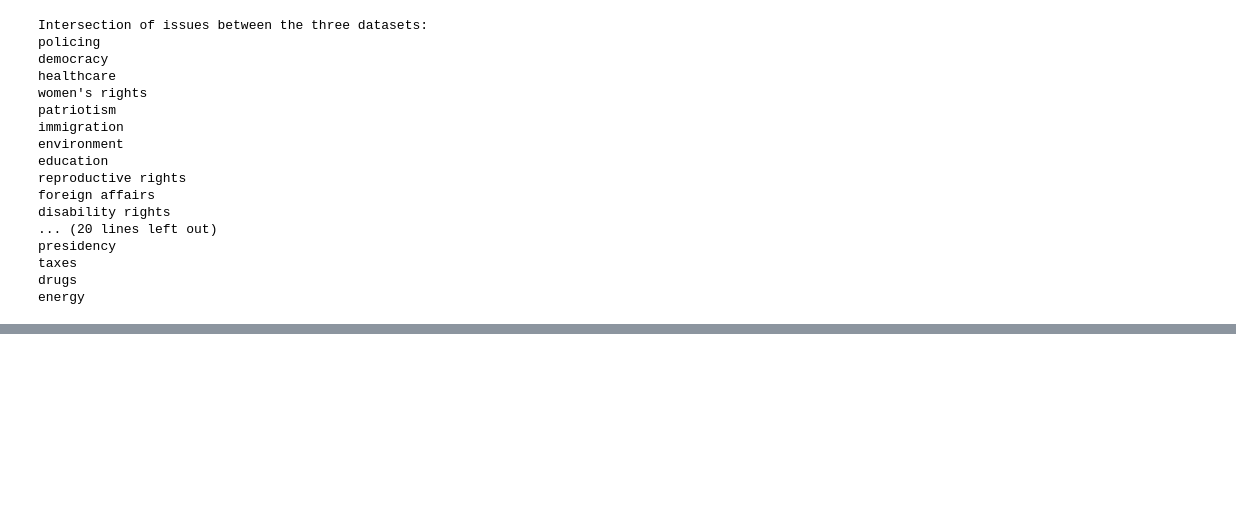
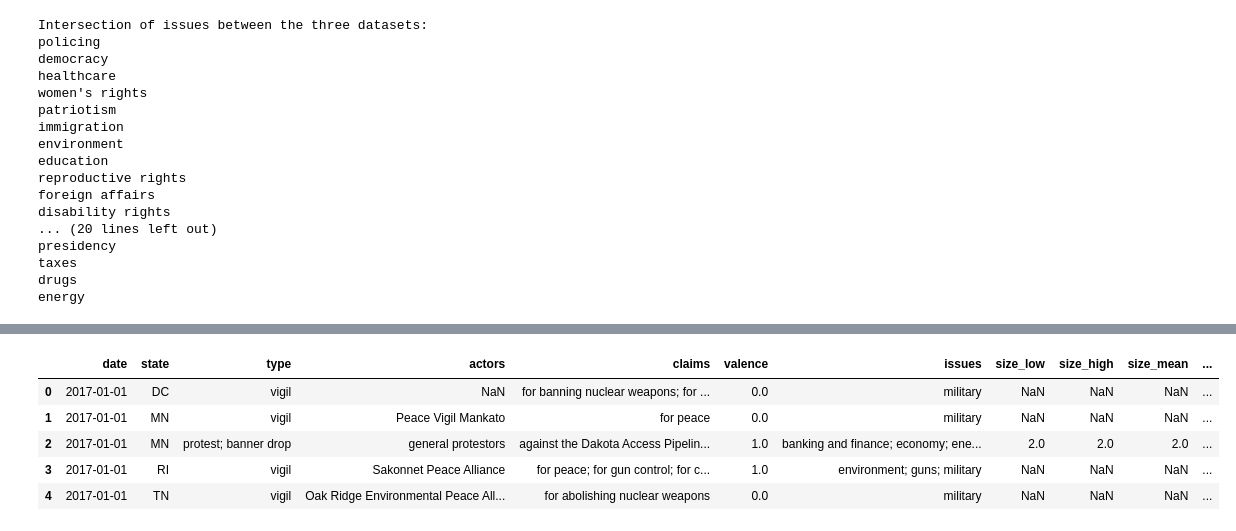
Before and after one commit to pablo-fdz/F-N_hw1, a Jupyter notebook: eda_and_merging_data.ipynb, the cells around one changed output, grey strips where cells are left out. Drawn from its saved outputs; the diff is of its cells as text; code cells hidden in the pictures; blank space fills up the shorter version.

```diff
--- a/eda_and_merging_data.ipynb
+++ b/eda_and_merging_data.ipynb
@@ -289,0 +306,29 @@ Topics:
+# %%
+# Select the relevant columns from all dataframes
+
+df1_sel = df1[['date', 'state', 'type', 'actors', 'claims', 'valence', 'issues',
+               'size_low', 'size_high', 'size_mean', 'arrests_any', 'injuries_crowd_any',
+               'injuries_police_any', 'property_damage_any', 'notes']]
+
+df2_sel = df2[['date', 'state', 'type', 'organizations', 'participants', 'claims_summary',
+               'title', 'valence', 'issue_tags', 'size_low', 'size_high', 'size_mean',
+               'arrests_any', 'injuries_crowd_any', 'injuries_police_any', 'property_damage_any',
+               'notes']]
+
+df3_sel = df3[['date', 'state', 'event_type', 'organizations', 'participants', 'claims_summary',
+               'title', 'valence', 'issues', 'size_low', 'size_high', 'size_mean',
+               'arrests_any', 'participant_casualties_any', 'police_casualties_any', 'property_damage_any',
+               'notes']]
+
+# Rename the columns (for those with similar content) to have consistent names
+# across all dataframes
+
+df2_sel = df2_sel.rename(columns={
+    'issue_tags': 'issues'
+})
+
+df3_sel = df3_sel.rename(columns={
+    'event_type': 'type',
+    'participant_casualties_any': 'injuries_crowd_any',
+    'police_casualties_any': 'injuries_police_any'
+})
@@ -289,0 +407,9 @@ Topics:
+# %%
+df1_sel.head()
+# %% [output]
+|  | date | state | type | actors | claims | valence | issues | size_low | size_high | size_mean | ... |
+| 0 | 2017-01-01 | DC | vigil | NaN | for banning nuclear weapons; for ... | 0.0 | military | NaN | NaN | NaN | ... |
+| 1 | 2017-01-01 | MN | vigil | Peace Vigil Mankato | for peace | 0.0 | military | NaN | NaN | NaN | ... |
+| 2 | 2017-01-01 | MN | protest; banner drop | general protestors | against the Dakota Access Pipelin... | 1.0 | banking and finance; economy; ene... | 2.0 | 2.0 | 2.0 | ... |
+| 3 | 2017-01-01 | RI | vigil | Sakonnet Peace Alliance | for peace; for gun control; for c... | 1.0 | environment; guns; military | NaN | NaN | NaN | ... |
+| 4 | 2017-01-01 | TN | vigil | Oak Ridge Environmental Peace All... | for abolishing nuclear weapons | 0.0 | military | NaN | NaN | NaN | ... |
```
Also changed, not shown: parts of 16 cells of this notebook, 1 other file.
